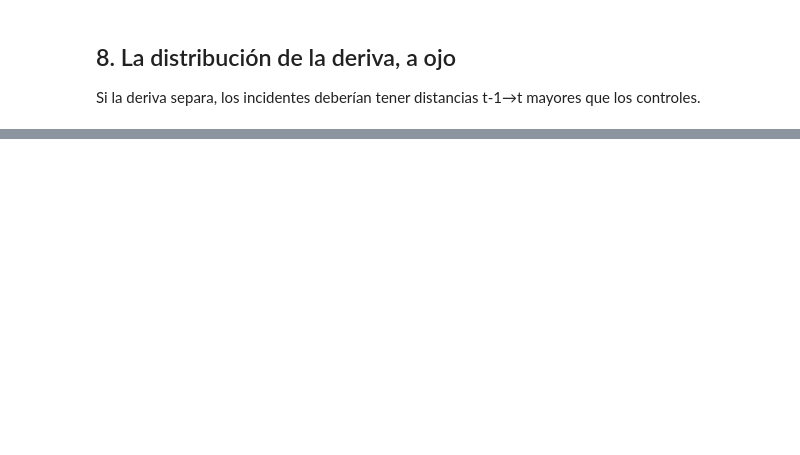
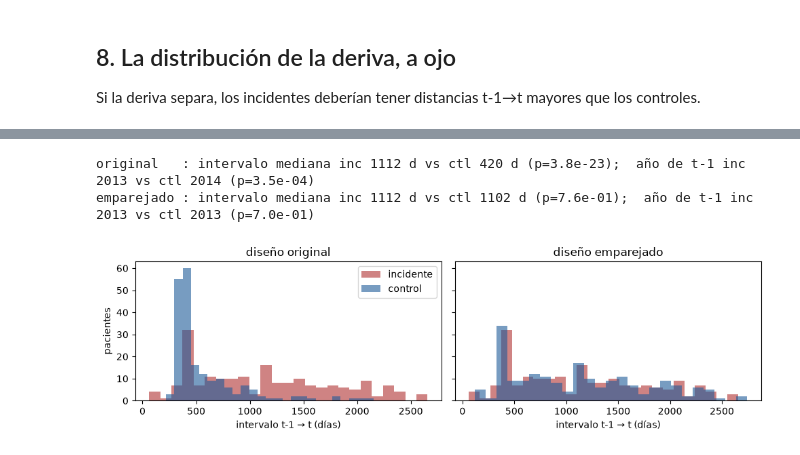
Before and after one commit to nickhernd/mammoviz-tda, a Jupyter notebook: notebooks/03_embed_longitudinal_executed.ipynb, the cells around one changed output, grey strips where cells are left out. Saved outputs shown, nothing was run; the diff lists cells and outputs as text; code cells hidden in the pictures; blank space fills up the shorter version.

```diff
--- a/notebooks/03_embed_longitudinal_executed.ipynb
+++ b/notebooks/03_embed_longitudinal_executed.ipynb
@@ -241,0 +241,10 @@ Siguientes pasos:
+# %%
+cov = manifest[["empi_anon", "kind", "acc_t0", "acc_t1"]].copy()
+cov["intervalo_dias"] = ev.intervals_days(manifest)
+
+clin = pd.read_csv(EMBED_DIR / "clinical.csv", usecols=["empi_anon", "acc_anon", "age_at_study", "tissueden"])
+clin = clin.drop_duplicates(["empi_anon", "acc_anon"]).set_index(["empi_anon", "acc_anon"])
+claves_t0 = list(zip(cov["empi_anon"], cov["acc_t0"]))
+cov["edad_t0"] = clin["age_at_study"].reindex(claves_t0).values
+cov["densidad_t0"] = clin["tissueden"].reindex(claves_t0).values
+cov[["empi_anon", "kind", "intervalo_dias", "edad_t0", "densidad_t0"]].head()
@@ -241,0 +360,8 @@ Siguientes pasos:
+# %%
+for nombre, col in [("solo H0", [0]), ("solo H1", [1]), ("H0+H1", [0, 1])]:
+    s = cross_val_score(RandomForestClassifier(n_estimators=300, random_state=42, class_weight="balanced"),
+                        X_deriva[:, col], y, cv=5, scoring="roc_auc")
+    print(f"deriva {nombre:8s}: AUC={s.mean():.3f} +/- {s.std():.3f}")
+
+u, p = stats.mannwhitneyu(X_deriva[y == 1, 1], X_deriva[y == 0, 1])
+print(f"\nMann-Whitney deriva H1 incidentes vs controles: p={p:.2e}")
@@ -241,0 +390,32 @@ Siguientes pasos:
+# %%
+from scipy import stats
+
+fechas_estudio = per_study.set_index(["empi_anon", "acc_anon"])["study_date"]
+
+def _diseño(nombre):
+    m = pd.read_csv(EMBED_DIR / nombre)
+    Xa, Xd, yy = ev.compute_features(m, n_bins=6, verbose=False)
+    dd = ev.intervals_days(m)
+    anio = np.array([fechas_estudio[(r.empi_anon, r.acc_t0)].year for r in m.itertuples()])
+    return dict(Xa=Xa, Xd=Xd, y=yy, dias=dd, anio=anio)
+
+disenos = {"original": _diseño(MANIFIESTO_ORIGINAL), "emparejado": _diseño(MANIFIESTO)}
+for nombre, d in disenos.items():
+    yy = d["y"]
+    p_int = stats.mannwhitneyu(d["dias"][yy == 1], d["dias"][yy == 0]).pvalue
+    p_anio = stats.mannwhitneyu(d["anio"][yy == 1], d["anio"][yy == 0]).pvalue
+    print(f"{nombre:11s}: intervalo mediana inc {np.median(d['dias'][yy == 1]):.0f} d vs ctl "
+          f"{np.median(d['dias'][yy == 0]):.0f} d (p={p_int:.1e});  año de t-1 inc "
+          f"{np.median(d['anio'][yy == 1]):.0f} vs ctl {np.median(d['anio'][yy == 0]):.0f} (p={p_anio:.1e})")
+
+fig, axes = plt.subplots(1, 2, figsize=(10, 3), sharey=True)
+for ax, (nombre, d) in zip(axes, disenos.items()):
+    ax.hist(d["dias"][d["y"] == 1], bins=25, alpha=0.6, color="#b03030", label="incidente")
+    ax.hist(d["dias"][d["y"] == 0], bins=25, alpha=0.6, color="#1d5a99", label="control")
+    ax.set_title(f"diseño {nombre}"); ax.set_xlabel("intervalo t-1 → t (días)")
+axes[0].set_ylabel("pacientes"); axes[0].legend()
+plt.tight_layout(); plt.show()
+# %% [output]
+original   : intervalo mediana inc 1112 d vs ctl 420 d (p=3.8e-23);  año de t-1 inc 2013 vs ctl 2014 (p=3.5e-04)
+emparejado : intervalo mediana inc 1112 d vs ctl 1102 d (p=7.6e-01);  año de t-1 inc 2013 vs ctl 2013 (p=7.0e-01)
+[figure, added]
```
Also changed, not shown: parts of 30 cells of this notebook, 5 other files.
